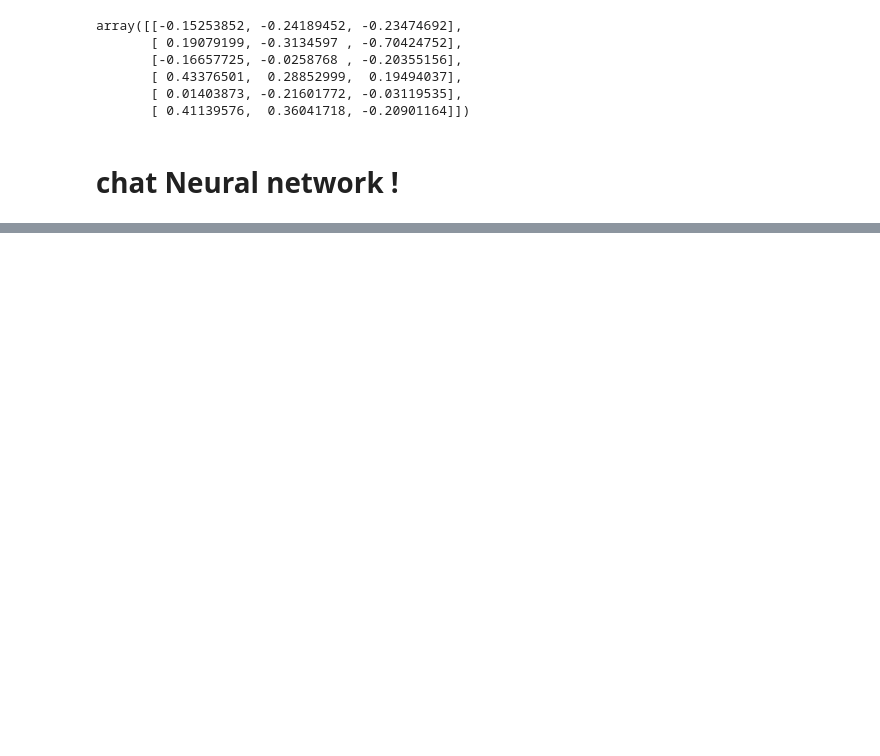
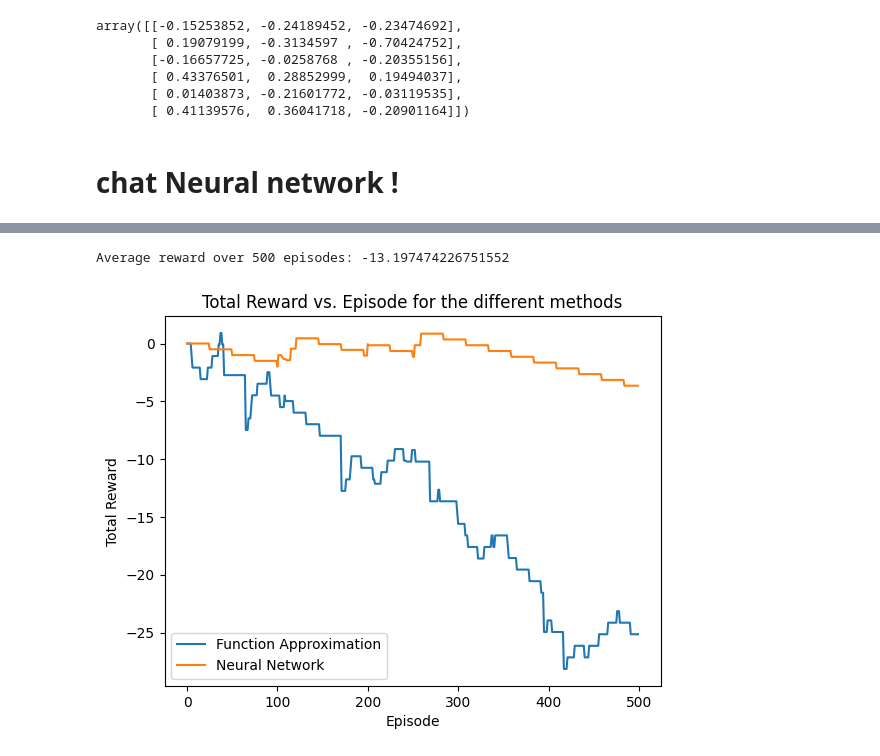
Before and after one commit to saraahmadi3/inf368, a Jupyter notebook: p5/cookie.ipynb, the cells around one changed output, grey strips where cells are left out. Saved outputs shown, nothing was run; the diff lists cells and outputs as text; code cells hidden in the pictures; blank space fills up the shorter version.

```diff
--- a/p5/cookie.ipynb
+++ b/p5/cookie.ipynb
@@ -224,20 +228,25 @@ env = gym.make('cookiedisaster/GridWorld-v0')
 state_size = len(preprocess_state(DUMMY_STATE))  # Adjust this based on your preprocessing
 action_size = env.action_space.n
 q_network = QNetwork(state_size, action_size)
-optimizer = optim.Adam(q_network.parameters(), lr=0.1)
+optimizer = optim.Adam(q_network.parameters(), lr=0.01)
 loss_fn = nn.MSELoss()
 # %%
 def train_q_network(env, q_network, episodes=1000, gamma=0.999):
+    state = env.reset()
+    state = preprocess_state(state)
     for episode in range(episodes):
-        state = env.reset()
-        state = preprocess_state(state)  # Make sure to implement this
+
+          # Make sure to implement this
         done = False
         total_reward = 0
         count=0
         while not done:
             state_tensor = torch.FloatTensor(state).unsqueeze(0)
             q_values = q_network(state_tensor)
-            action = torch.argmax(q_values).item()
+            if np.random.rand() < 0.2:
+                action = np.random.choice(env.action_space.n)
+            else:
+                action = torch.argmax(q_values).item()
 
             next_state = env.step(action)
             done=next_state[2]
@@ -277,13 +286,15 @@ def train_q_network(env, q_network, episodes=1000, gamma=0.999):
     return q_network
 
 
-def test_q_network(env, q_network, episodes=100):
+
+def test_q_network(env, q_network, episodes=500):
     state = env.reset()
     total_rewards = []
+    total_reward = 0
     for _ in range(episodes):
 
         done = False
-        total_reward = 0
+
 
 
         state = preprocess_state(state)
@@ -298,7 +309,7 @@ def test_q_network(env, q_network, episodes=100):
         total_rewards.append(total_reward)
 
     avg_reward = np.mean(total_rewards)
-    return avg_reward
+    return avg_reward,total_rewards
 # %%
 env = gym.make('cookiedisaster/GridWorld-v0')
 trained_network=train_q_network(env, q_network)
@@ -316,4 +327,19 @@ Episode: 900, Total Reward: -2.5
 # %%
 env=gym.make('cookiedisaster/GridWorld-v0',render_mode='human')
-test_q_network(env, trained_network)
+avg_nn,nn_rewards=test_q_network(env, trained_network)
 env.close()
+# %%
+env = gym.make('cookiedisaster/GridWorld-v0')
+avg_func,func_rewards=test(env, trained_weights, num_episodes=500)
+# %% [output]
+Average reward over 500 episodes: -13.197474226751552
+# %%
+plt.plot(func_rewards, label='Function Approximation')
+plt.plot(nn_rewards, label='Neural Network')
+plt.xlabel('Episode')
+plt.ylabel('Total Reward')
+plt.title('Total Reward vs. Episode for the different methods')
+plt.legend()
+plt.show()
+# %% [output]
+[figure, added]
```
Also changed, not shown: parts of 5 cells of this notebook, 2 other files.
